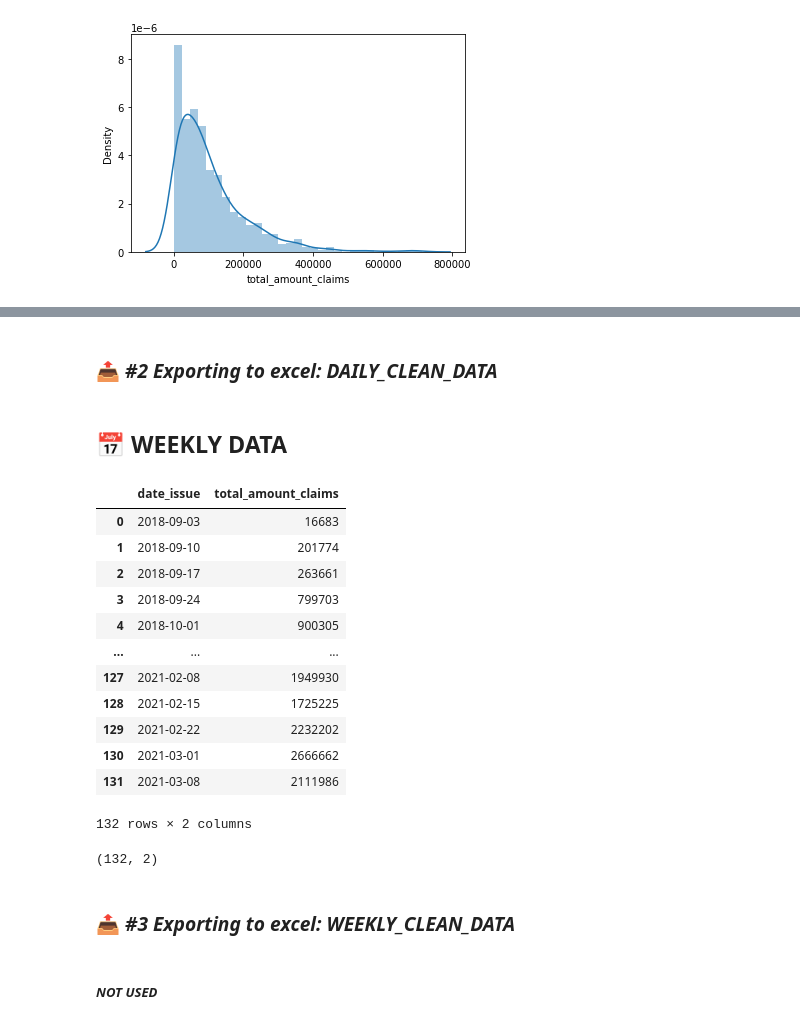
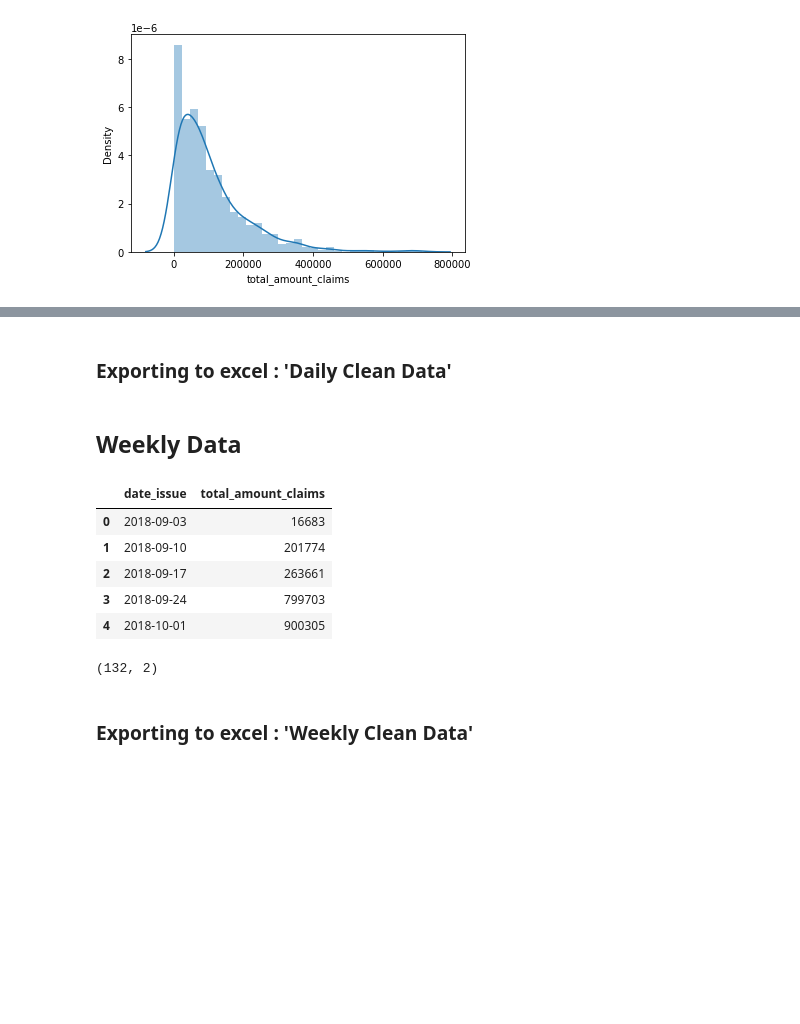
Before and after one commit to valeria0801/Insurance_claiming_forecasting, a Jupyter notebook: notebooks/Data_cleaning.ipynb, the cells around one changed output, grey strips where cells are left out. Cells and saved outputs as stored; diff of their text form; code cells hidden in the pictures; blank space fills up the shorter version.

```diff
--- a/notebooks/Data_cleaning.ipynb
+++ b/notebooks/Data_cleaning.ipynb
@@ -339,4 +329,4 @@ data_days_plotting.plot(grid=True, figsize=(15,5));
 [figure]
 # %% [markdown]
-### 📤 *#2 Exporting to excel: DAILY_CLEAN_DATA*
+### Exporting to excel : 'Daily Clean Data'
 # %%
@@ -344,27 +334,20 @@ data_days_plotting.plot(grid=True, figsize=(15,5));
-# %% [markdown]
-## 📅 WEEKLY DATA
+# %% [markdown]
+## Weekly Data
 # %%
 data_weekly = data_days.resample('W-Mon', on='date_issue').sum().reset_index().sort_values(by='date_issue')
 # %%
-data_weekly
+data_weekly.head()
 # %% [output]
 |  | date_issue | total_amount_claims |
 | 0 | 2018-09-03 | 16683 |
 | 1 | 2018-09-10 | 201774 |
 | 2 | 2018-09-17 | 263661 |
 | 3 | 2018-09-24 | 799703 |
 | 4 | 2018-10-01 | 900305 |
-| ... | ... | ... |
-| 127 | 2021-02-08 | 1949930 |
-| 128 | 2021-02-15 | 1725225 |
-| 129 | 2021-02-22 | 2232202 |
-| 130 | 2021-03-01 | 2666662 |
-| 131 | 2021-03-08 | 2111986 |
-132 rows × 2 columns
 # %%
 data_weekly.shape
 # %% [output]
 (132, 2)
 # %% [markdown]
-### 📤 *#3 Exporting to excel: WEEKLY_CLEAN_DATA*
+### Exporting to excel : 'Weekly Clean Data'
 # %%
@@ -372,2 +354,0 @@ data_weekly.shape
-# %% [markdown]
-##### *NOT USED*
```
Also changed, not shown: parts of 62 cells of this notebook.
